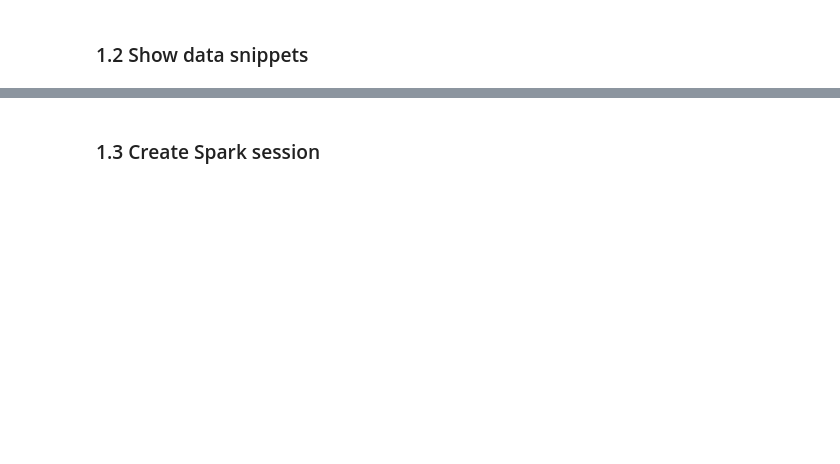
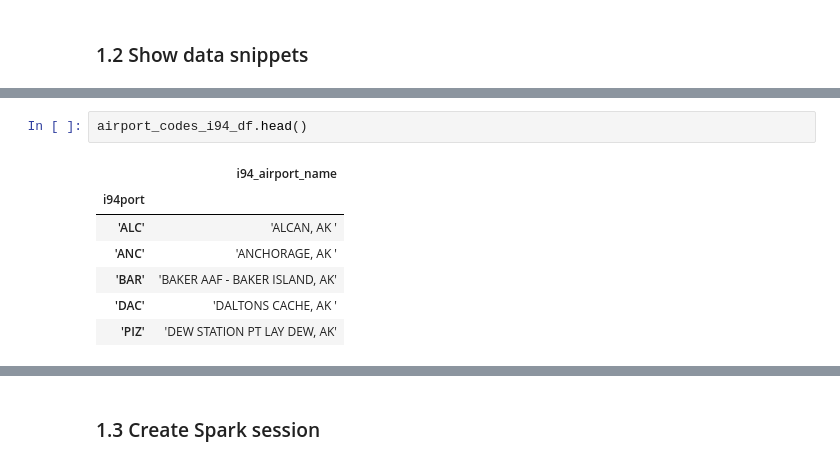
Before and after one commit to jukkakansanaho/udacity-dend-project-capstone, a Jupyter notebook: udacity-dend-project-capstone.ipynb, the cells around one changed output, grey strips where cells are left out. Saved outputs shown, nothing was run; the diff lists cells and outputs as text; blank space fills up the shorter version.

```diff
--- a/udacity-dend-project-capstone.ipynb
+++ b/udacity-dend-project-capstone.ipynb
@@ -178,3 +209,13 @@ country_codes_df.head()
 | 2 | AL | ALB | 8 |  |  | ISO 3166-2:AL | Albania | ... |
 | 3 | DZ | DZA | 12 |  |  | ISO 3166-2:DZ | Algeria | ... |
 | 4 | AS | ASM | 16 |  |  | ISO 3166-2:AS | American Samoa | ... |
+# %%
+airport_codes_i94_df.head()
+# %% [output]
+|  | i94_airport_name |
+| i94port |  |
+| 'ALC' | 'ALCAN, AK ' |
+| 'ANC' | 'ANCHORAGE, AK ' |
+| 'BAR' | 'BAKER AAF - BAKER ISLAND, AK' |
+| 'DAC' | 'DALTONS CACHE, AK ' |
+| 'PIZ' | 'DEW STATION PT LAY DEW, AK' |
```
Also changed, not shown: parts of 103 cells of this notebook.
